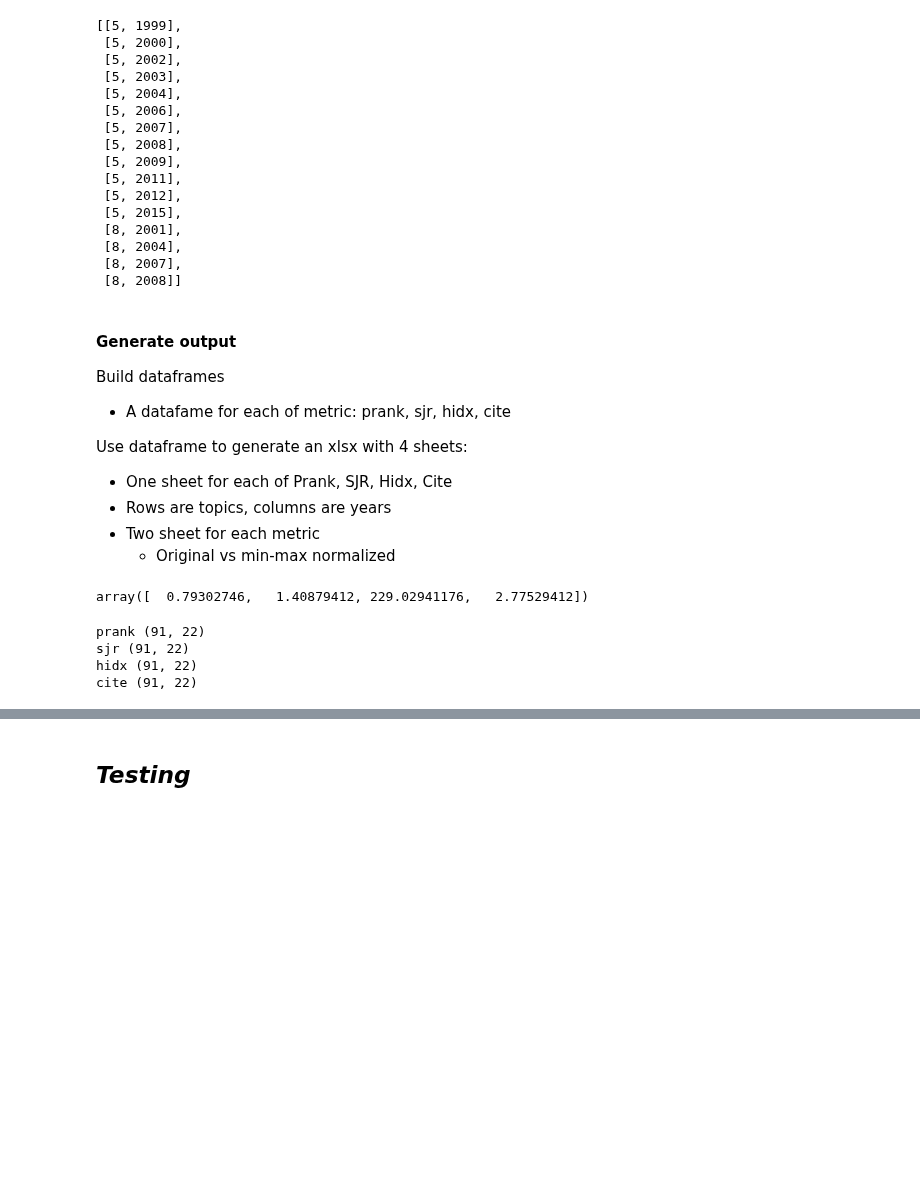
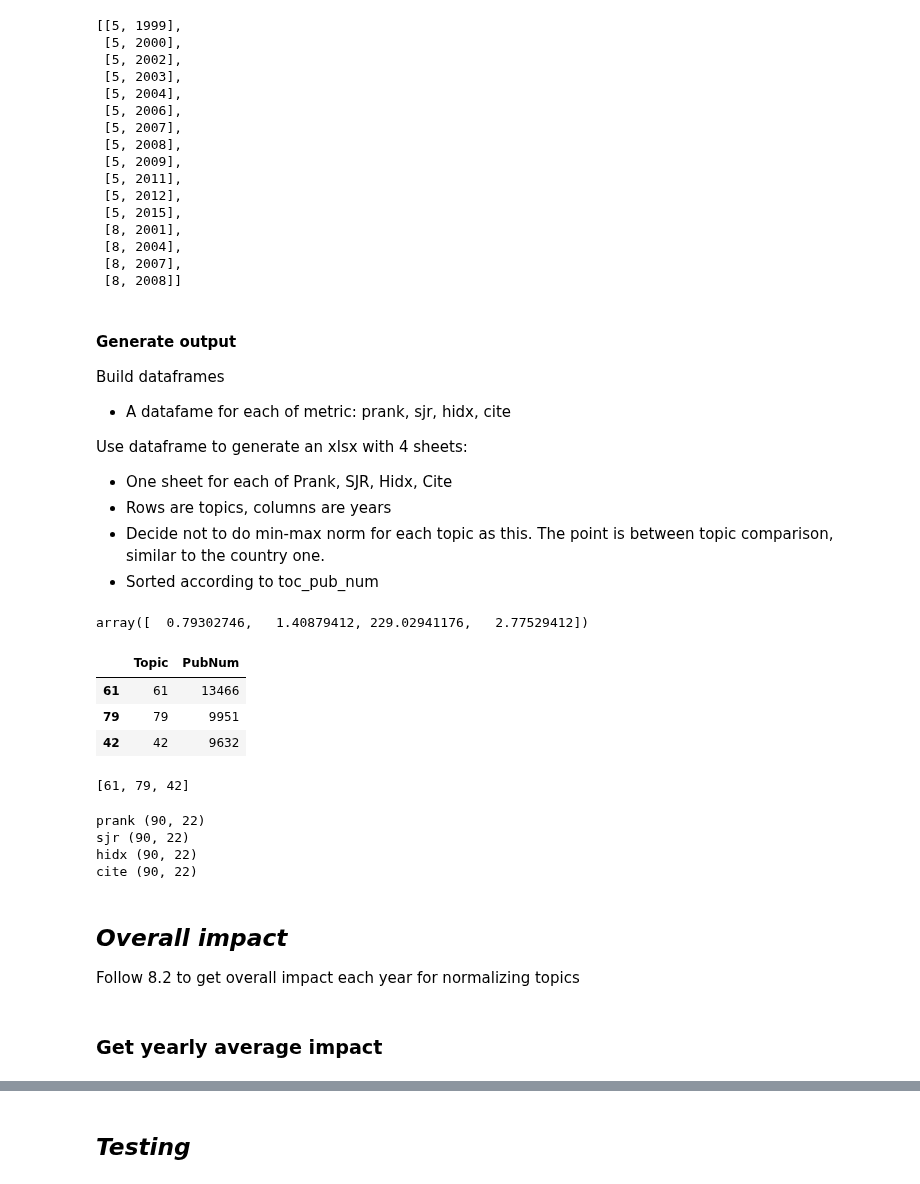
Before and after one commit to ShiuLab/plant_sci_hist, a Jupyter notebook: 8_impact/script_8_1_impact_topic.ipynb, the cells around one changed output, grey strips where cells are left out. Cells and saved outputs as stored; diff of their text form; code cells hidden in the pictures; blank space fills up the shorter version.

Commit message:
Synchronize functions between 8.1 and 8.2

```diff
--- a/8_impact/script_8_1_impact_topic.ipynb
+++ b/8_impact/script_8_1_impact_topic.ipynb
@@ -627,12 +692,26 @@ Build dataframes
 Use dataframe to generate an xlsx with 4 sheets:
 - One sheet for each of Prank, SJR, Hidx, Cite
 - Rows are topics, columns are years
-- Two sheet for each metric
-  - Original vs min-max normalized
+- Decide not to do min-max norm for each topic as this. The point is between topic comparison, similar to the country one.
+- Sorted according to toc_pub_num
 # %%
 t_y_avg[0][1999]
 # %% [output]
 array([  0.79302746,   1.40879412, 229.02941176,   2.77529412])
+# %%
+df_pub_num_sort = df_pub_num.sort_values(by='PubNum', ascending=False)
+toc_sort        = df_pub_num_sort['Topic'].tolist()
+
+df_pub_num_sort.head(3)
+# %% [output]
+|  | Topic | PubNum |
+| 61 | 61 | 13466 |
+| 79 | 79 | 9951 |
+| 42 | 42 | 9632 |
+# %%
+toc_sort[:3]
+# %% [output]
+[61, 79, 42]
 # %%
 toc_excel_file    = work_dir / 'impact_topics.xlsx'
 toc_excel_writer  = pd.ExcelWriter(toc_excel_file, engine='xlsxwriter')
@@ -641,29 +720,37 @@ metric_names = ['prank', 'sjr', 'hidx', 'cite']
 for metric_idx in range(4):
   metric_nm      = metric_names[metric_idx]
   metric_2d      = [] # a 2D list: toc, then year
-  metric_2d_norm = [] # a 2D list: toc, then year, normalized for each toc
-  for toc in tocs:
+  #metric_2d_norm = [] # a 2D list: toc, then year, normalized for each toc
+
+  # Get metrics for a topic based on a sorted list
+  for toc in toc_sort:
     metric_toc = []
     for yr in yr_range:
       metric_toc.append(t_y_avg[toc][yr][metric_idx])
     metric_2d.append(metric_toc)
 
     # do min-max normalization
-    m_min = min(metric_toc)
-    m_max = max(metric_toc)
-    metric_toc_norm = [(m-m_min)/(m_max-m_min) for m in metric_toc]
-    metric_2d_norm.append(metric_toc_norm)
+    #m_min = min(metric_toc)
+    #m_max = max(metric_toc)
+    #metric_toc_norm = [(m-m_min)/(m_max-m_min) for m in metric_toc]
+    #metric_2d_norm.append(metric_toc_norm)
 
-  df_metric  = pd.DataFrame(metric_2d, index=tocs, columns=yr_range)
-  df_metric2 = pd.DataFrame(metric_2d_norm, index=tocs, columns=yr_range)
+  df_metric  = pd.DataFrame(metric_2d, index=toc_sort, columns=yr_range)
+  #df_metric2 = pd.DataFrame(metric_2d_norm, index=tocs, columns=yr_range)
   print(metric_nm, df_metric.shape)
 
   df_metric.to_excel(toc_excel_writer, sheet_name=metric_nm)
-  df_metric2.to_excel(toc_excel_writer, sheet_name=metric_nm+"_norm")
+  #df_metric2.to_excel(toc_excel_writer, sheet_name=metric_nm+"_norm")
 
 toc_excel_writer.close()
 # %% [output]
-prank (91, 22)
-sjr (91, 22)
-hidx (91, 22)
-cite (91, 22)
+prank (90, 22)
+sjr (90, 22)
+hidx (90, 22)
+cite (90, 22)
+# %% [markdown]
+## ___Overall impact___
+
+Follow 8.2 to get overall impact each year for normalizing topics
+# %% [markdown]
+### Get yearly average impact
```
Also changed, not shown: parts of 22 cells of this notebook, 1 other file.
